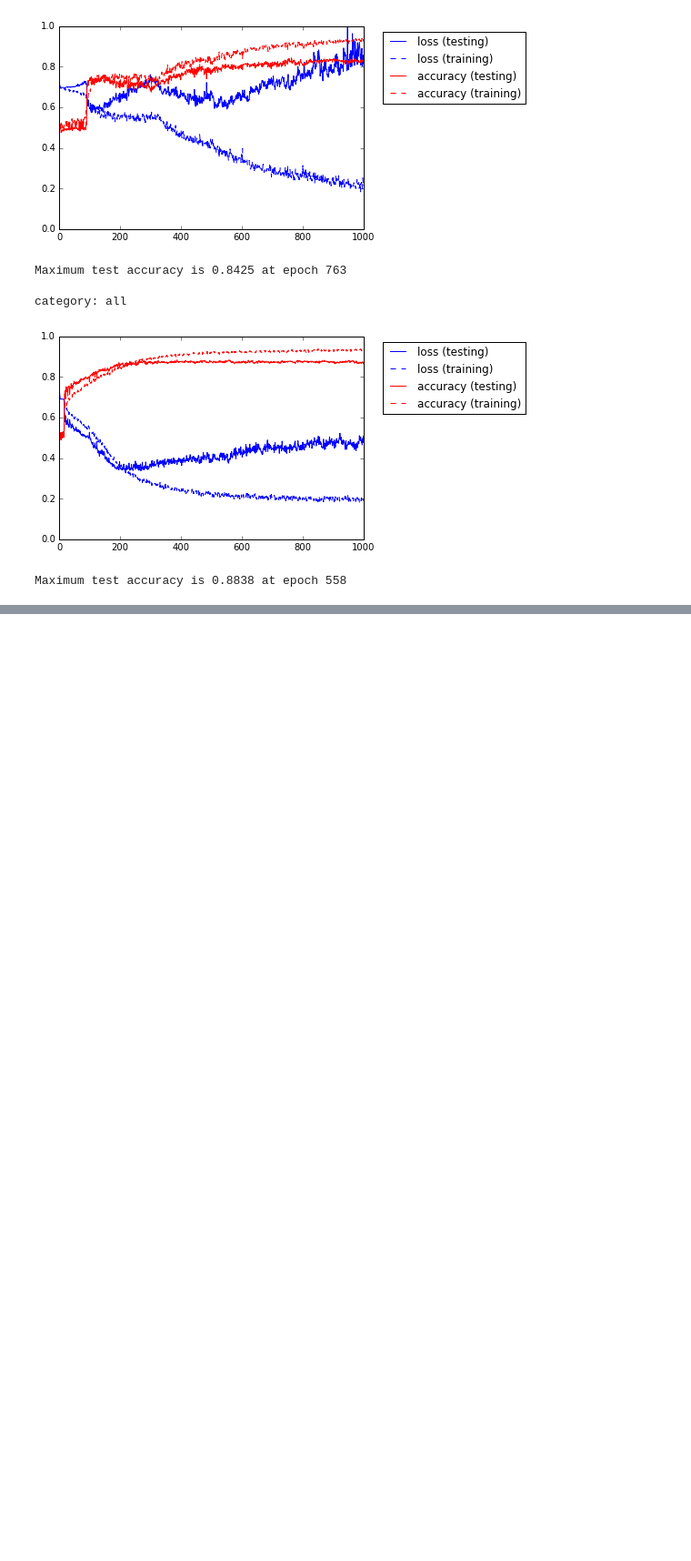
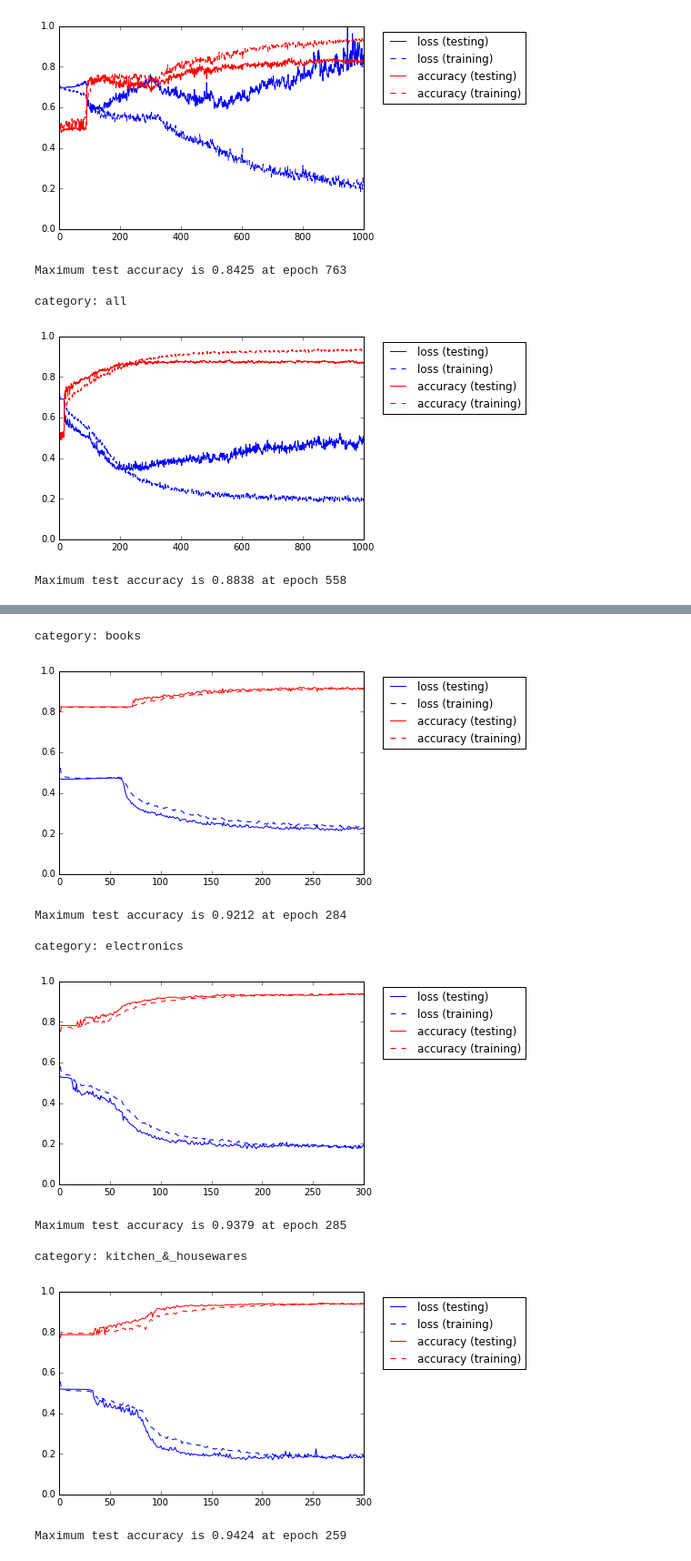
Before and after one commit to lorenzoritter/domainadaption, a Jupyter notebook: plot_history.ipynb, the cells around one changed output, grey strips where cells are left out. Shown at 91% size. Cells and saved outputs as stored; diff of their text form; code cells hidden in the pictures; blank space fills up the shorter version.

Commit message:
adding latest result with bigger dataset (19800 reviews per category)

```diff
--- a/plot_history.ipynb
+++ b/plot_history.ipynb
@@ -276,0 +286,29 @@ Maximum test accuracy is 0.8838 at epoch 558
+# %%
+datapath = '/home/lorenzo/PycharmProjects/domainadaption/sorted_data/'
+categories = ['books', 'electronics', 'kitchen_&_housewares']
+
+settings = 'embedDim250_eosTag_300eps'
+
+for category in categories:
+    print '\ncategory: ' + category
+    history = pd.read_csv(datapath + category +'/keras_' + settings + '/keras_history2.csv')
+    epochs = np.arange(len(history))+1
+
+    plt.plot(epochs, history['val_loss'], 'b', epochs, history['loss'], 'b--',
+         epochs, history['val_acc'], 'r', epochs, history['acc'], 'r--')
+    plt.ylim([0,1])
+    plt.legend(['loss (testing)', 'loss (training)', 'accuracy (testing)', 'accuracy (training)'], bbox_to_anchor=(1.55, 1))
+    plt.show()
+    print('Maximum test accuracy is %0.4f at epoch %i' %(max(history.val_acc), np.argmax(history.val_acc)+1))
+# %% [output]
+category: books
+[figure, added]
+Maximum test accuracy is 0.9212 at epoch 284
+
+category: electronics
+[figure, added]
+Maximum test accuracy is 0.9379 at epoch 285
+
+category: kitchen_&_housewares
+[figure, added]
+Maximum test accuracy is 0.9424 at epoch 259
```
Also changed, not shown: parts of 1 cell of this notebook.
